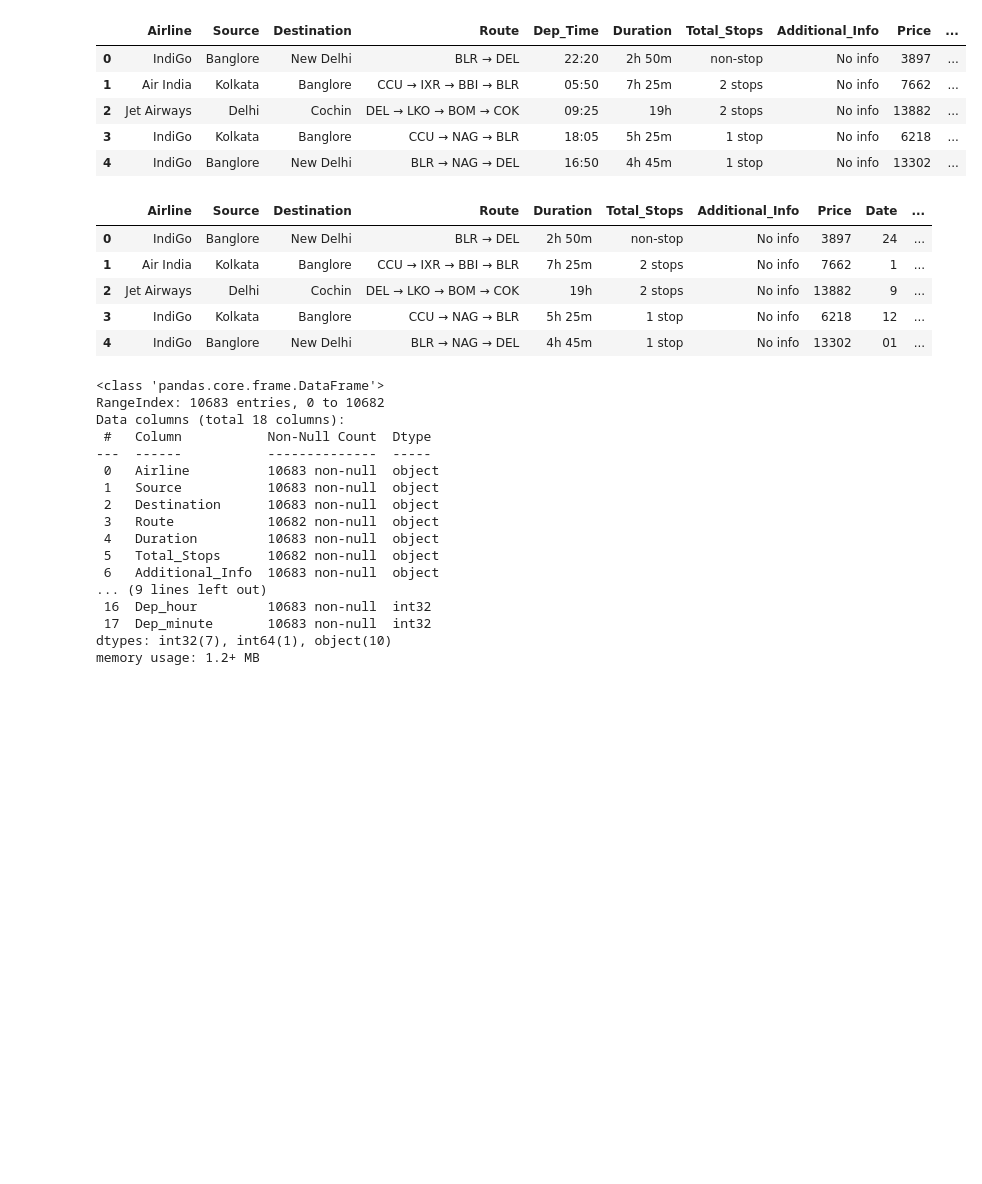
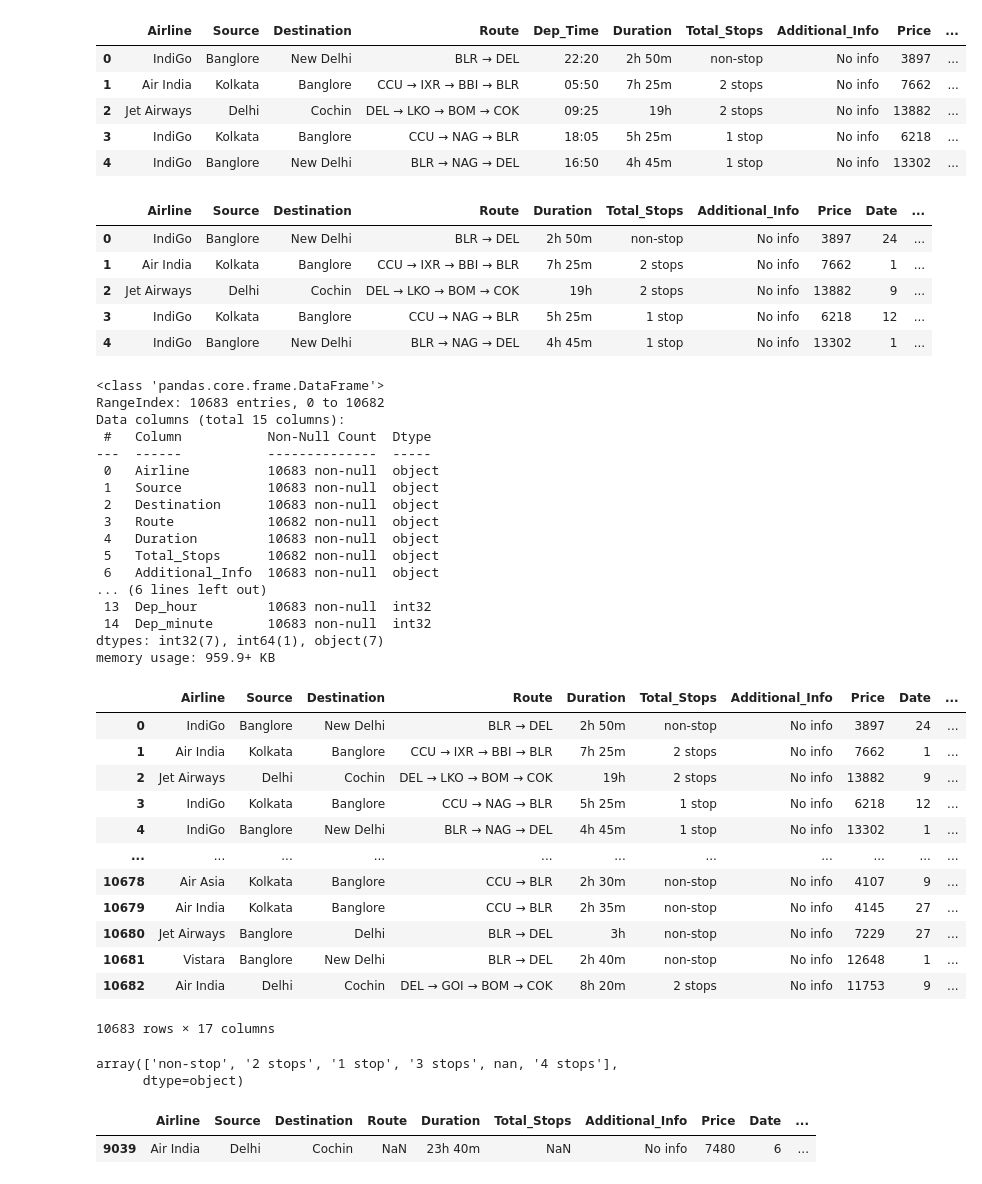
Before and after one commit to kunal1300/Programs, a Jupyter notebook: EDA/EDA_flights.ipynb, the cells around one changed output. Cells and saved outputs as stored; diff of their text form; code cells hidden in the pictures; blank space fills up the shorter version.

```diff
--- a/EDA/EDA_flights.ipynb
+++ b/EDA/EDA_flights.ipynb
@@ -55,9 +55,9 @@ df.describe()
 | max | 79512.000000 |
 # %%
 ##feature engineering
-df['Date']=df['Date_of_Journey'].str.split('/').str[0]
-df['Month']=df['Date_of_Journey'].str.split('/').str[1]
-df['Year']=df['Date_of_Journey'].str.split('/').str[2]
+df['Date']=df['Date_of_Journey'].str.split('/').str[0].astype(int)
+df['Month']=df['Date_of_Journey'].str.split('/').str[1].astype(int)
+df['Year']=df['Date_of_Journey'].str.split('/').str[2].astype(int)
 
 df.head()
 # %% [output]
@@ -67,10 +67,6 @@ df.head()
 | 2 | Jet Airways | 9/06/2019 | Delhi | Cochin | DEL → LKO → BOM → COK | 09:25 | 04:25 10 Jun | 19h | ... |
 | 3 | IndiGo | 12/05/2019 | Kolkata | Banglore | CCU → NAG → BLR | 18:05 | 23:30 | 5h 25m | ... |
 | 4 | IndiGo | 01/03/2019 | Banglore | New Delhi | BLR → NAG → DEL | 16:50 | 21:35 | 4h 45m | ... |
-# %%
-df['date']=df['Date'].astype(int)
-df['month']=df['Month'].astype(int)
-df['year']=df['Year'].astype(int)
 # %%
 df.info()
 # %% [output]
@@ -157,13 +156,13 @@ df.head()
 | 1 | Air India | Kolkata | Banglore | CCU → IXR → BBI → BLR | 7h 25m | 2 stops | No info | 7662 | 1 | ... |
 | 2 | Jet Airways | Delhi | Cochin | DEL → LKO → BOM → COK | 19h | 2 stops | No info | 13882 | 9 | ... |
 | 3 | IndiGo | Kolkata | Banglore | CCU → NAG → BLR | 5h 25m | 1 stop | No info | 6218 | 12 | ... |
-| 4 | IndiGo | Banglore | New Delhi | BLR → NAG → DEL | 4h 45m | 1 stop | No info | 13302 | 01 | ... |
+| 4 | IndiGo | Banglore | New Delhi | BLR → NAG → DEL | 4h 45m | 1 stop | No info | 13302 | 1 | ... |
 # %%
 df.info()
 # %% [output]
 <class 'pandas.core.frame.DataFrame'>
 RangeIndex: 10683 entries, 0 to 10682
-Data columns (total 18 columns):
+Data columns (total 15 columns):
  #   Column           Non-Null Count  Dtype
 ---  ------           --------------  -----
  0   Airline          10683 non-null  object
@@ -173,8 +172,49 @@ Data columns (total 18 columns):
  4   Duration         10683 non-null  object
  5   Total_Stops      10682 non-null  object
  6   Additional_Info  10683 non-null  object
-... (9 lines left out)
- 16  Dep_hour         10683 non-null  int32
- 17  Dep_minute       10683 non-null  int32
-dtypes: int32(7), int64(1), object(10)
-memory usage: 1.2+ MB
+... (6 lines left out)
+ 13  Dep_hour         10683 non-null  int32
+ 14  Dep_minute       10683 non-null  int32
+dtypes: int32(7), int64(1), object(7)
+memory usage: 959.9+ KB
+# %%
+def extract_hour(x):
+	if 'h' in x:
+		return int(x.split('h')[0].strip())
+	else:
+		return 0
+
+def extract_minute(x):
+	if 'm' in x:
+		return int(x.split('h')[-1].replace('m', '').strip()) if 'm' in x else 0
+	else:
+		return 0
+
+df['duration_hour'] = df['Duration'].apply(extract_hour)
+df['duration_minute'] = df['Duration'].apply(extract_minute)
+# %%
+df
+# %% [output]
+|  | Airline | Source | Destination | Route | Duration | Total_Stops | Additional_Info | Price | Date | ... |
+| 0 | IndiGo | Banglore | New Delhi | BLR → DEL | 2h 50m | non-stop | No info | 3897 | 24 | ... |
+| 1 | Air India | Kolkata | Banglore | CCU → IXR → BBI → BLR | 7h 25m | 2 stops | No info | 7662 | 1 | ... |
+| 2 | Jet Airways | Delhi | Cochin | DEL → LKO → BOM → COK | 19h | 2 stops | No info | 13882 | 9 | ... |
+| 3 | IndiGo | Kolkata | Banglore | CCU → NAG → BLR | 5h 25m | 1 stop | No info | 6218 | 12 | ... |
+| 4 | IndiGo | Banglore | New Delhi | BLR → NAG → DEL | 4h 45m | 1 stop | No info | 13302 | 1 | ... |
+| ... | ... | ... | ... | ... | ... | ... | ... | ... | ... | ... |
+| 10678 | Air Asia | Kolkata | Banglore | CCU → BLR | 2h 30m | non-stop | No info | 4107 | 9 | ... |
+| 10679 | Air India | Kolkata | Banglore | CCU → BLR | 2h 35m | non-stop | No info | 4145 | 27 | ... |
+| 10680 | Jet Airways | Banglore | Delhi | BLR → DEL | 3h | non-stop | No info | 7229 | 27 | ... |
+| 10681 | Vistara | Banglore | New Delhi | BLR → DEL | 2h 40m | non-stop | No info | 12648 | 1 | ... |
+| 10682 | Air India | Delhi | Cochin | DEL → GOI → BOM → COK | 8h 20m | 2 stops | No info | 11753 | 9 | ... |
+10683 rows × 17 columns
+# %%
+df['Total_Stops'].unique()
+# %% [output]
+array(['non-stop', '2 stops', '1 stop', '3 stops', nan, '4 stops'],
+      dtype=object)
+# %%
+df[df['Total_Stops'].isnull()]
+# %% [output]
+|  | Airline | Source | Destination | Route | Duration | Total_Stops | Additional_Info | Price | Date | ... |
+| 9039 | Air India | Delhi | Cochin | NaN | 23h 40m | NaN | No info | 7480 | 6 | ... |
```
Also changed, not shown: parts of 3 cells of this notebook.
